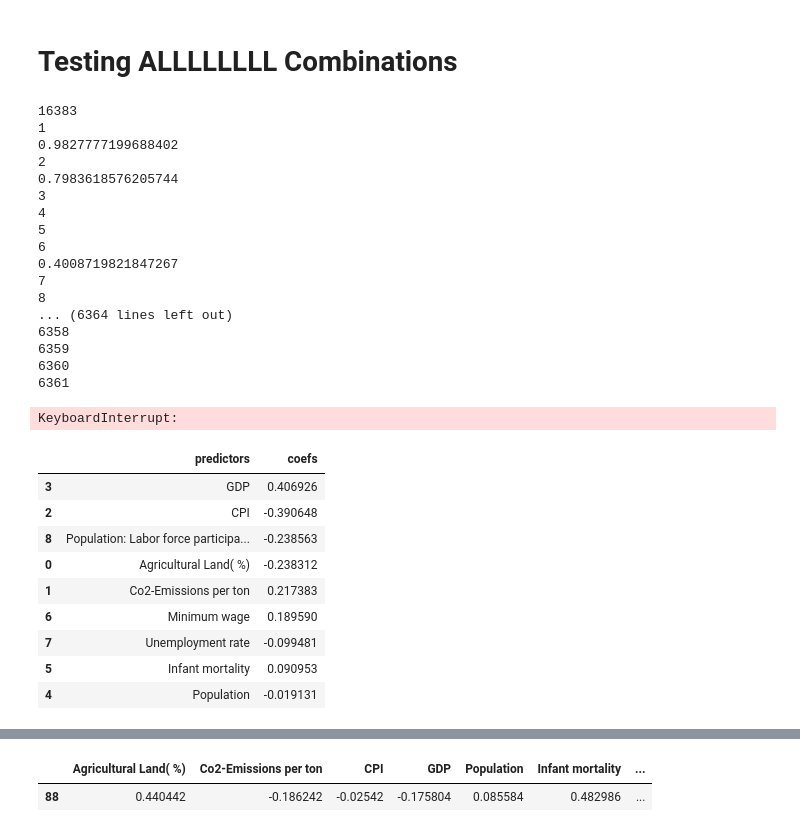
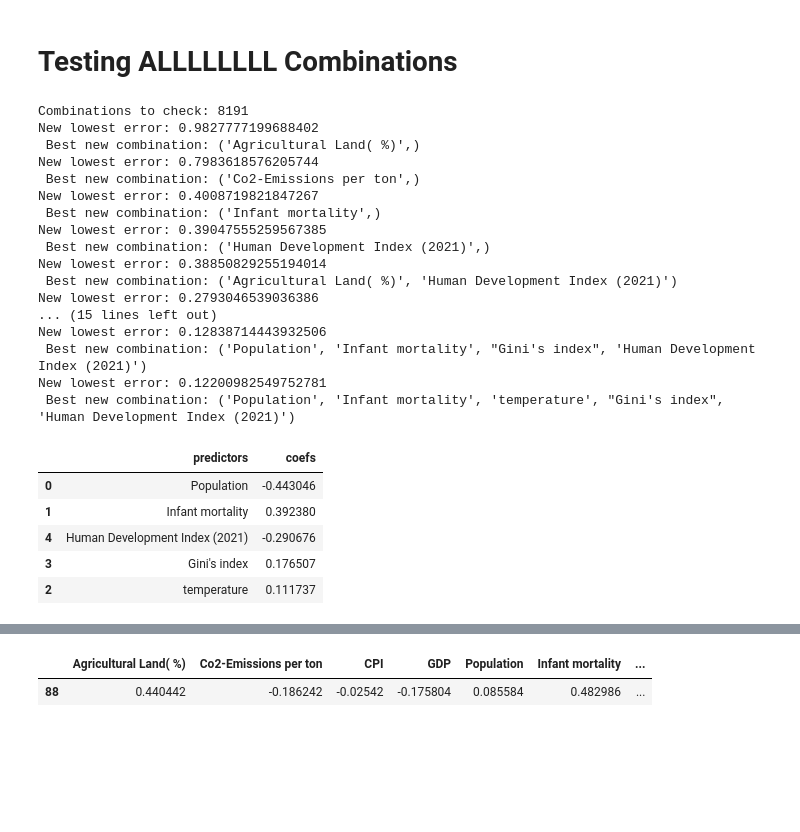
Before and after one commit to michael-hoon/Food-Security-Forecasting, a Jupyter notebook: 2D_final.ipynb, the cells around one changed output, grey strips where cells are left out. Cells and saved outputs as stored; diff of their text form; code cells hidden in the pictures; blank space fills up the shorter version.

```diff
--- a/2D_final.ipynb
+++ b/2D_final.ipynb
@@ -254,9 +239,11 @@ from sklearn.linear_model import LinearRegression
 def gridSearch(xTrain, xTest, yTrain, yTest):
   allCombs = all_combinations(xTrain.columns)
   bestModelCoefs = []
+  bestcomb = None
   bestError = 10000000
   #i = 0
   print(len(allCombs))
+  print(f"Combinations to check: {len(allCombs)}")
   for comb in allCombs:
     #i += 1
     #print(i)
@@ -268,13 +255,14 @@ def gridSearch(xTrain, xTest, yTrain, yTest):
     predictions = currModel.predict(currXTest)
     currError = mean_squared_error(yTest, predictions)
     if currError < bestError:
-      print(currError)
       bestError = currError
       bestModelCoefs = currModel.coef_
+      bestcomb = comb
+      print(f"New lowest error: {bestError}\n Best new combination: {bestcomb}")
 
     # print(calculate_p_values(currModel, currXTrain, yTrain))
     # break
-  return bestModelCoefs, bestError
+  return bestModelCoefs, bestError, bestcomb
 
-bestModelCoefs, bestError = gridSearch(xTrain, xTest, yTrain, yTest)
+betterModelCoefs, betterError, bettercomb = gridSearch(xTrain, xTest, yTrain, yTest)
 # %% [output]
@@ -409,49 +460,46 @@ df_without_country_name_better = df_without_country_name
+# %%
+alldf_without_country_name_better = df_without_country_name.drop(['GDP per capita'], axis=1)
 # %%
-betterMeansVector = df_without_country_name_better.mean()
-betterStdsVector = df_without_country_name_better.std()
-df_without_country_name_better_norm = (df_without_country_name_better - df_without_country_name_better.mean()) / df_without_country_name_better.std()
-betterTargetDf = df_without_country_name_better_norm[["Prevalence of moderate or severe food insecurity in the total population (percent) (2022)"]]
-betterFeatureDf = df_without_country_name_better_norm.drop(["Prevalence of moderate or severe food insecurity in the total population (percent) (2022)"], axis = 1)
-xTrain, xTest, yTrain, yTest = split_data(betterFeatureDf, betterTargetDf, random_state=42, test_size=0.3)
+allMeansVector = df_without_country_name_better.mean()
+allStdsVector = df_without_country_name_better.std()
+alldf_without_country_name_better_norm = (alldf_without_country_name_better - alldf_without_country_name_better.mean()) / alldf_without_country_name_better.std()
+allTargetDf = alldf_without_country_name_better_norm[["Prevalence of moderate or severe food insecurity in the total population (percent) (2022)"]]
+allFeatureDf = alldf_without_country_name_better_norm.drop(["Prevalence of moderate or severe food insecurity in the total population (percent) (2022)"], axis = 1)
+xTrain, xTest, yTrain, yTest = split_data(allFeatureDf, allTargetDf, random_state=42, test_size=0.3)
 # %%
 # finding best Model from all subsets of model predictors using cross validation
-bestModelCoefs, bestError = gridSearch_cv(xTrain, xTest, yTrain, yTest, betterFeatureDf, betterTargetDf)
+bestModelCoefs, bestError, best_possible_comb = gridSearch_cv(allFeatureDf, allTargetDf)
 # %% [output]
-16383
-1
-0.9827777199688402
-2
-0.7983618576205744
-3
-4
-5
-6
-0.4008719821847267
-7
-8
-... (6364 lines left out)
-6358
-6359
-6360
-6361
+Combinations to check: 8191
+New lowest error: 0.9827777199688402
+ Best new combination: ('Agricultural Land( %)',)
+New lowest error: 0.7983618576205744
+ Best new combination: ('Co2-Emissions per ton',)
+New lowest error: 0.4008719821847267
+ Best new combination: ('Infant mortality',)
+New lowest error: 0.39047555259567385
+ Best new combination: ('Human Development Index (2021)',)
+New lowest error: 0.38850829255194014
+ Best new combination: ('Agricultural Land( %)', 'Human Development Index (2021)')
+New lowest error: 0.2793046539036386
+... (15 lines left out)
+New lowest error: 0.12838714443932506
+ Best new combination: ('Population', 'Infant mortality', "Gini's index", 'Human Development Index (2021)')
+New lowest error: 0.12200982549752781
+ Best new combination: ('Population', 'Infant mortality', 'temperature', "Gini's index", 'Human Development Index (2021)')
-KeyboardInterrupt:
 # %%
-bestPredictors = pd.DataFrame({"predictors": xTrain.columns[0 : len(bestModelCoefs)], "coefs": bestModelCoefs})
+bestPredictors = pd.DataFrame({"predictors": best_possible_comb, "coefs": bestModelCoefs[0]})
 bestPredictors["coefs_abs"] = bestPredictors["coefs"].abs()
 bestPredictors = bestPredictors.sort_values("coefs_abs", ascending = False)
 bestPredictors = bestPredictors.drop(["coefs_abs"], axis = 1)
 bestPredictors
 # %% [output]
 |  | predictors | coefs |
-| 3 | GDP | 0.406926 |
-| 2 | CPI | -0.390648 |
-| 8 | Population: Labor force participa... | -0.238563 |
-| 0 | Agricultural Land( %) | -0.238312 |
-| 1 | Co2-Emissions per ton | 0.217383 |
-| 6 | Minimum wage | 0.189590 |
-| 7 | Unemployment rate | -0.099481 |
-| 5 | Infant mortality | 0.090953 |
-| 4 | Population | -0.019131 |
+| 0 | Population | -0.443046 |
+| 1 | Infant mortality | 0.392380 |
+| 4 | Human Development Index (2021) | -0.290676 |
+| 3 | Gini's index | 0.176507 |
+| 2 | temperature | 0.111737 |
 # %%
 # best mean squared error
 bestError
```
Also changed, not shown: parts of 34 cells of this notebook, 10 other files.
